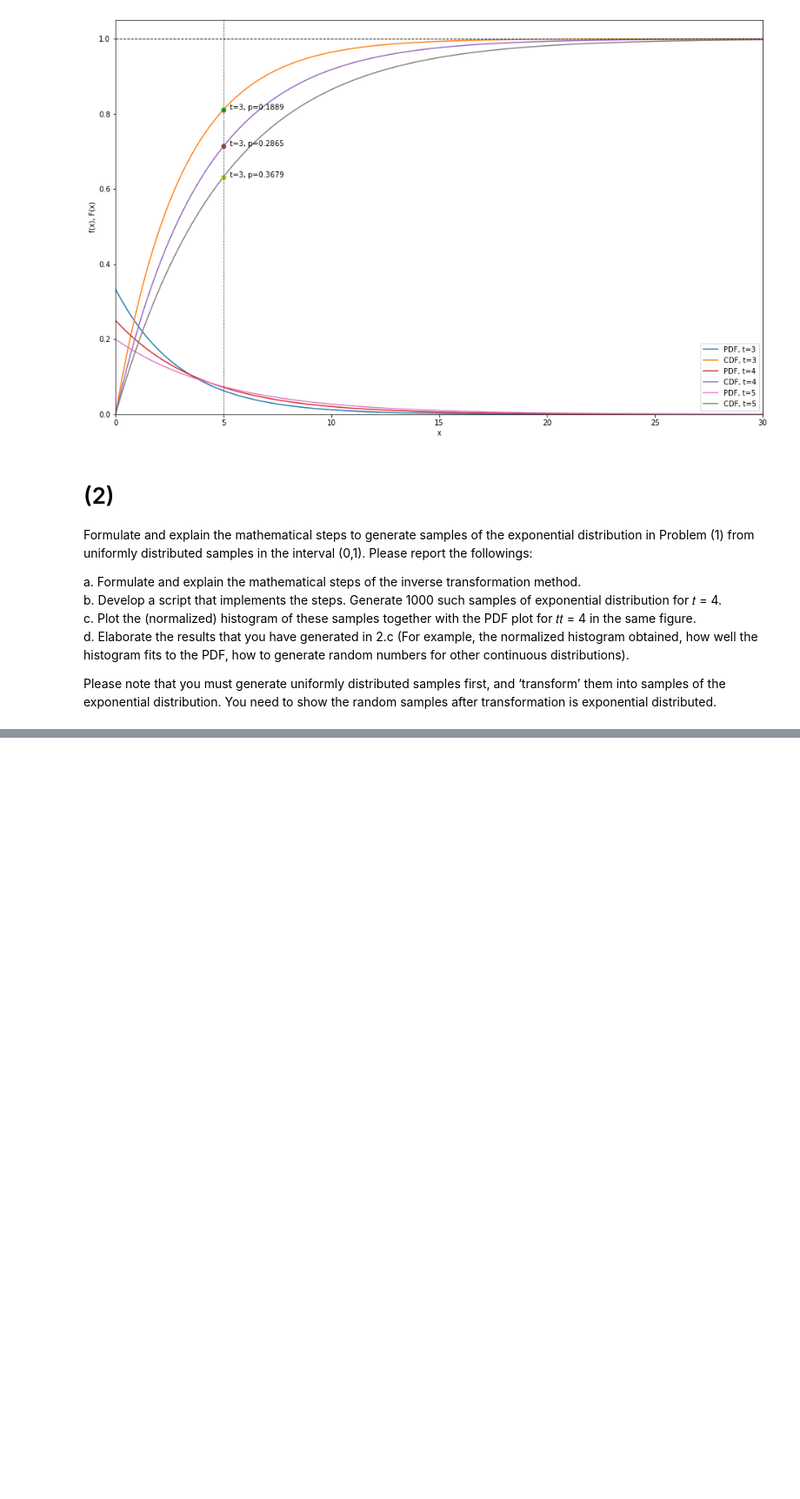
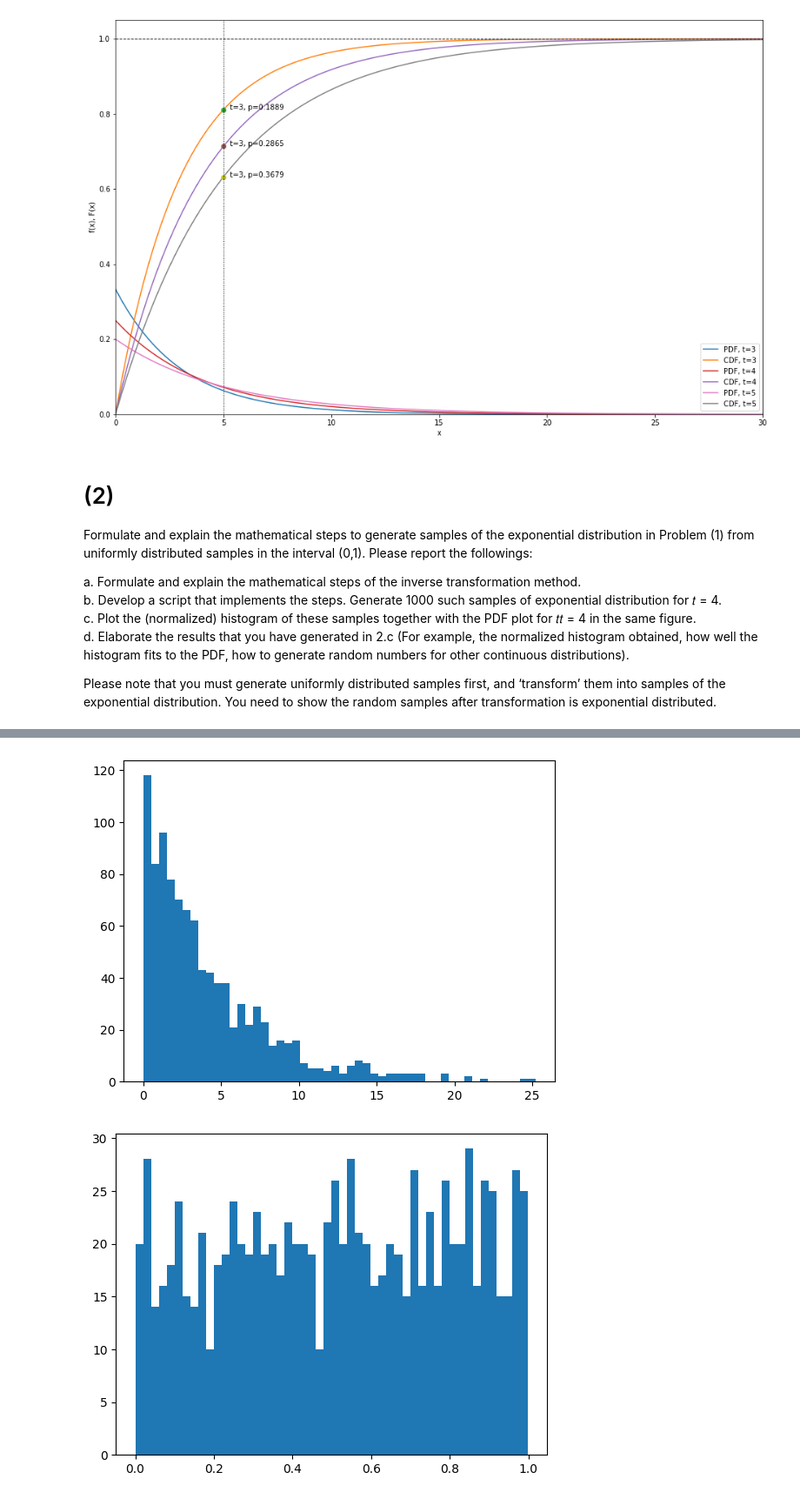
Before and after one commit to bettawithbutter/2012, a Jupyter notebook: EE2012 Project Draft Code.ipynb, the cells around one changed output, grey strips where cells are left out. Shown at 87% size. Cells and saved outputs as stored; diff of their text form; code cells hidden in the pictures; blank space fills up the shorter version.

```diff
--- a/EE2012 Project Draft Code.ipynb
+++ b/EE2012 Project Draft Code.ipynb
@@ -137,0 +162,30 @@ transformation is exponential distributed.
+# %%
+import numpy as np
+import matplotlib.pyplot as plt
+from math import log
+from random import seed
+from random import random
+
+seed(1) #to generate random numbers
+
+unif_dist = [] #contains all the random values from 0 to 1
+sample = [] #contains the output values from the inverse function
+u = 0 #intitalize u
+
+def inverse_fn(u):
+    x = (-4)*(log(1-u)) #inverse function
+    sample.append(x) #append output of inverse function to the 'sample' list
+
+for i in range(1000):
+    u = random()
+    unif_dist.append(u) #append random numbers from 0 to 1 to the 'unif_dist' list
+    inverse_fn(u) #calls the inverse function
+
+plt.hist(sample, bins = 50)
+plt.show() #plots PDF histogram
+
+plt.hist(unif_dist, bins = 50)
+plt.show() #plots random number histogram
+# %% [output]
+[figure, added]
+[figure, added]
```
Also changed, not shown: parts of 1 cell of this notebook.
